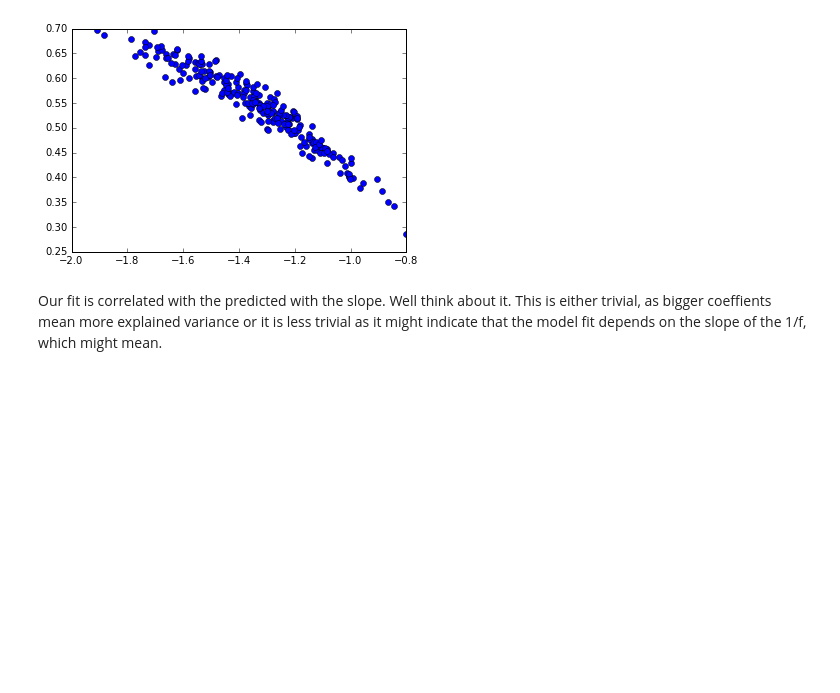
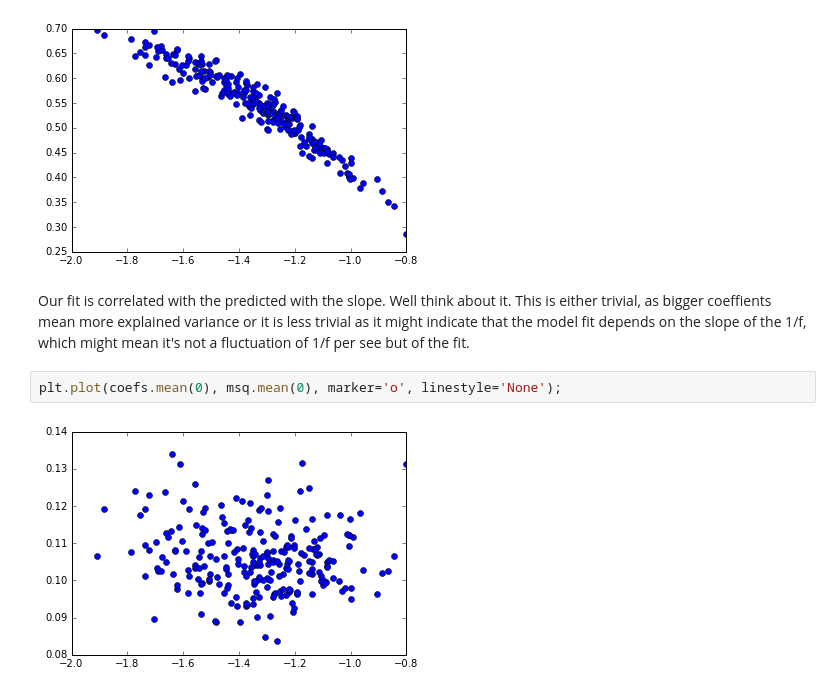
Before and after one commit to neurospin/meg_study_dynamic_scales, a Jupyter notebook: scripts/plot_figures_one.ipynb, the cells around one changed output. Saved outputs shown, nothing was run; the diff lists cells and outputs as text; blank space fills up the shorter version.

```diff
--- a/scripts/plot_figures_one.ipynb
+++ b/scripts/plot_figures_one.ipynb
@@ -280,4 +280,8 @@ plt.plot(coefs.mean(0), r2.mean(0), marker='o', linestyle='None');
 # %% [output]
 [figure]
 # %% [markdown]
-Our fit is correlated with the predicted with the slope. Well think about it. This is either trivial, as bigger coeffients mean more explained variance or it is less trivial as it might indicate that the model fit depends on the slope of the 1/f, which might mean.
+Our fit is correlated with the predicted with the slope. Well think about it. This is either trivial, as bigger coeffients mean more explained variance or it is less trivial as it might indicate that the model fit depends on the slope of the 1/f, which might mean it's not a fluctuation of 1/f per see but of the fit.
+# %%
+plt.plot(coefs.mean(0), msq.mean(0), marker='o', linestyle='None');
+# %% [output]
+[figure, added]
```
Also changed, not shown: parts of 3 cells of this notebook.
